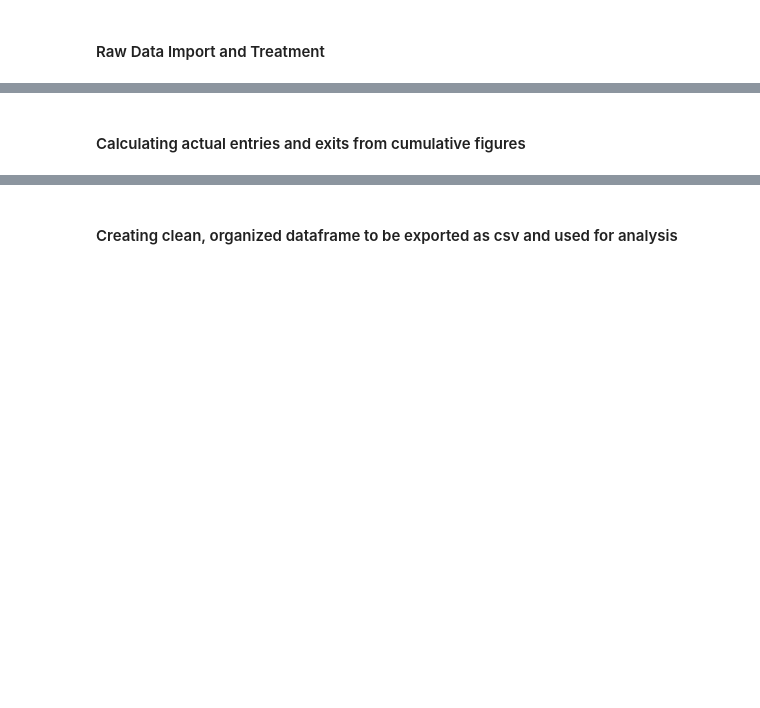
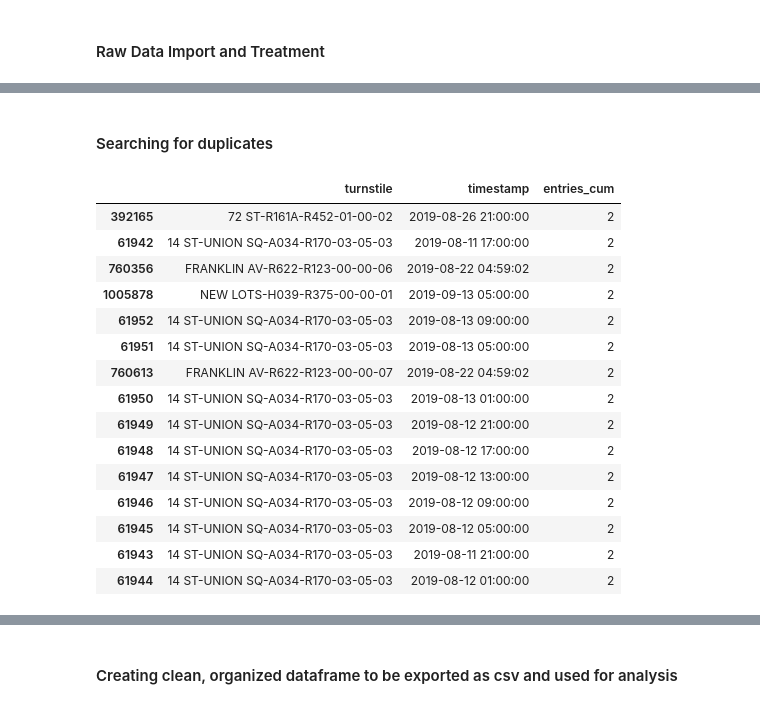
Before and after one commit to mattranalletta/01_MTA_exploratory_data_analysis, a Jupyter notebook: mta_data_cleaning.ipynb, the cells around one changed output, grey strips where cells are left out. Cells and saved outputs as stored; diff of their text form; code cells hidden in the pictures; blank space fills up the shorter version.

```diff
--- a/mta_data_cleaning.ipynb
+++ b/mta_data_cleaning.ipynb
@@ -67,5 +67,26 @@ mta_raw['date'] = pd.to_datetime(mta_raw['date'])
 # %%
 # Create turnstile column as proxy for unique identifier
 mta_raw['turnstile'] = mta_raw['station'] + '-' + mta_raw['ca'] + '-' + mta_raw['unit'] + '-' + mta_raw['scp']
-# %% [markdown]
-#### Calculating actual entries and exits from cumulative figures
+# %% [markdown]
+#### Searching for duplicates
+# %%
+dupes = mta_raw.groupby(['turnstile', 'timestamp'])['entries_cum'].count().reset_index().sort_values('entries_cum', ascending=False).head(15)
+# %%
+dupes
+# %% [output]
+|  | turnstile | timestamp | entries_cum |
+| 392165 | 72 ST-R161A-R452-01-00-02 | 2019-08-26 21:00:00 | 2 |
+| 61942 | 14 ST-UNION SQ-A034-R170-03-05-03 | 2019-08-11 17:00:00 | 2 |
+| 760356 | FRANKLIN AV-R622-R123-00-00-06 | 2019-08-22 04:59:02 | 2 |
+| 1005878 | NEW LOTS-H039-R375-00-00-01 | 2019-09-13 05:00:00 | 2 |
+| 61952 | 14 ST-UNION SQ-A034-R170-03-05-03 | 2019-08-13 09:00:00 | 2 |
+| 61951 | 14 ST-UNION SQ-A034-R170-03-05-03 | 2019-08-13 05:00:00 | 2 |
+| 760613 | FRANKLIN AV-R622-R123-00-00-07 | 2019-08-22 04:59:02 | 2 |
+| 61950 | 14 ST-UNION SQ-A034-R170-03-05-03 | 2019-08-13 01:00:00 | 2 |
+| 61949 | 14 ST-UNION SQ-A034-R170-03-05-03 | 2019-08-12 21:00:00 | 2 |
+| 61948 | 14 ST-UNION SQ-A034-R170-03-05-03 | 2019-08-12 17:00:00 | 2 |
+| 61947 | 14 ST-UNION SQ-A034-R170-03-05-03 | 2019-08-12 13:00:00 | 2 |
+| 61946 | 14 ST-UNION SQ-A034-R170-03-05-03 | 2019-08-12 09:00:00 | 2 |
+| 61945 | 14 ST-UNION SQ-A034-R170-03-05-03 | 2019-08-12 05:00:00 | 2 |
+| 61943 | 14 ST-UNION SQ-A034-R170-03-05-03 | 2019-08-11 21:00:00 | 2 |
+| 61944 | 14 ST-UNION SQ-A034-R170-03-05-03 | 2019-08-12 01:00:00 | 2 |
```
Also changed, not shown: parts of 33 cells of this notebook, 2 other files.
